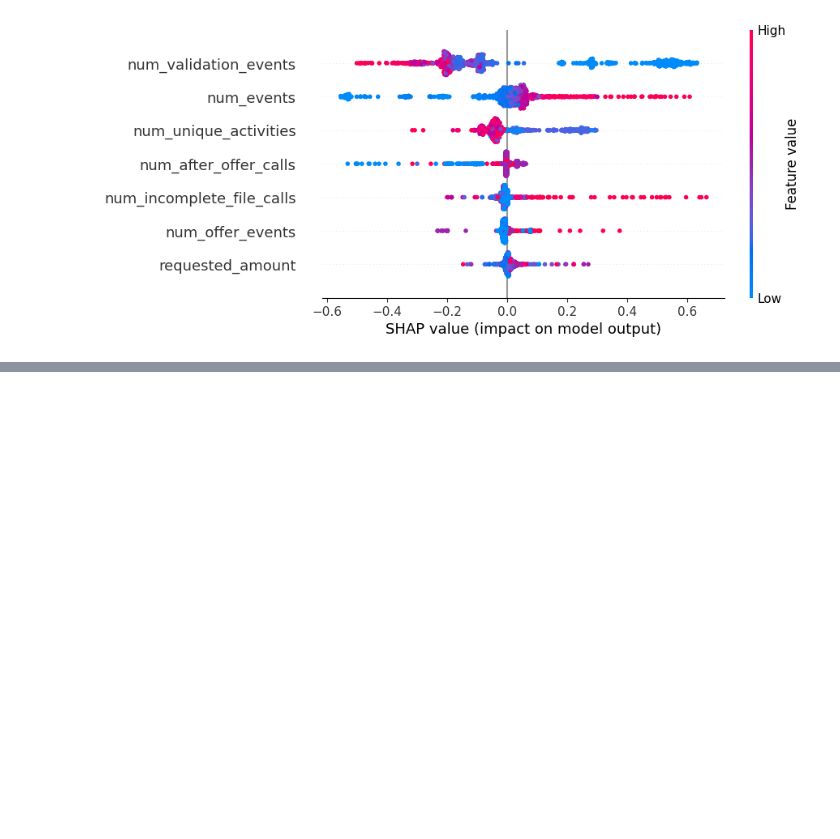
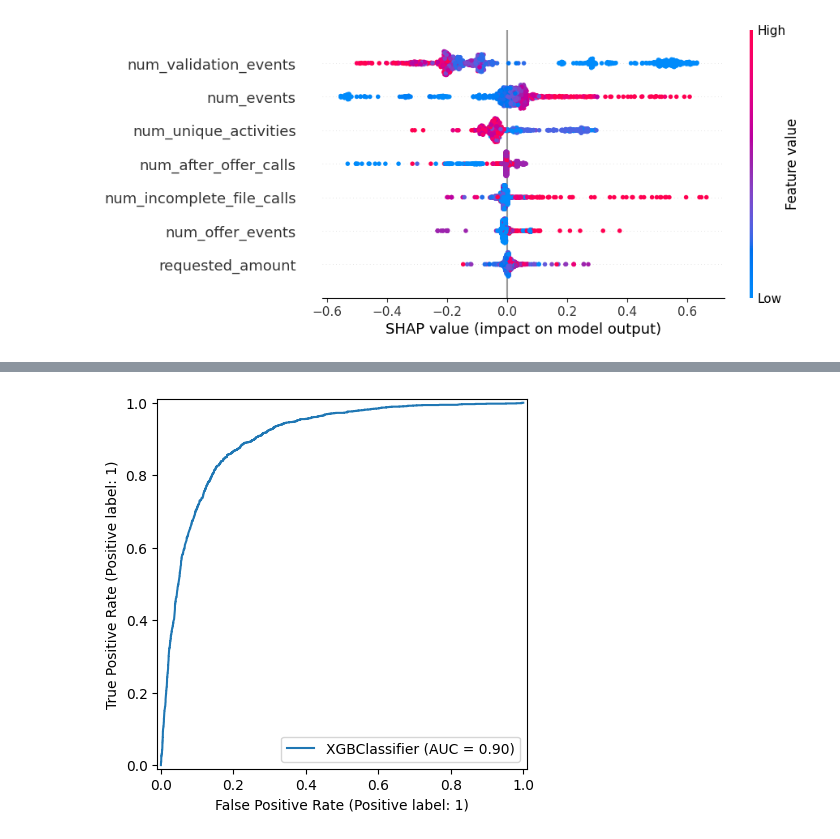
Before and after one commit to alfergal/ml-studio, a Jupyter notebook: ml/loanops/notebooks/01_eda.ipynb, the cells around one changed output, grey strips where cells are left out. Cells and saved outputs as stored; diff of their text form; code cells hidden in the pictures; blank space fills up the shorter version.

```diff
--- a/ml/loanops/notebooks/01_eda.ipynb
+++ b/ml/loanops/notebooks/01_eda.ipynb
@@ -372,0 +398,12 @@ shap.plots.beeswarm(shap_values)
+# %%
+from sklearn.metrics import RocCurveDisplay
+
+RocCurveDisplay.from_estimator(
+    xgb,
+    X_test,
+    y_test,
+)
+
+plt.show()
+# %% [output]
+[figure, added]
```
Also changed, not shown: parts of 2 cells of this notebook.
